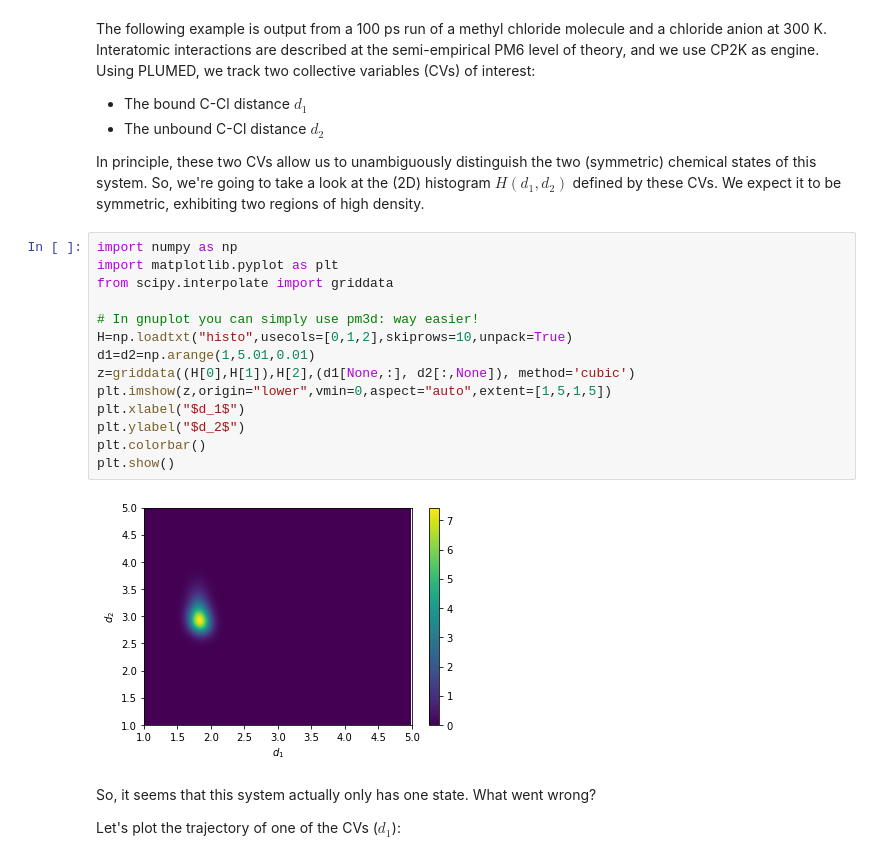
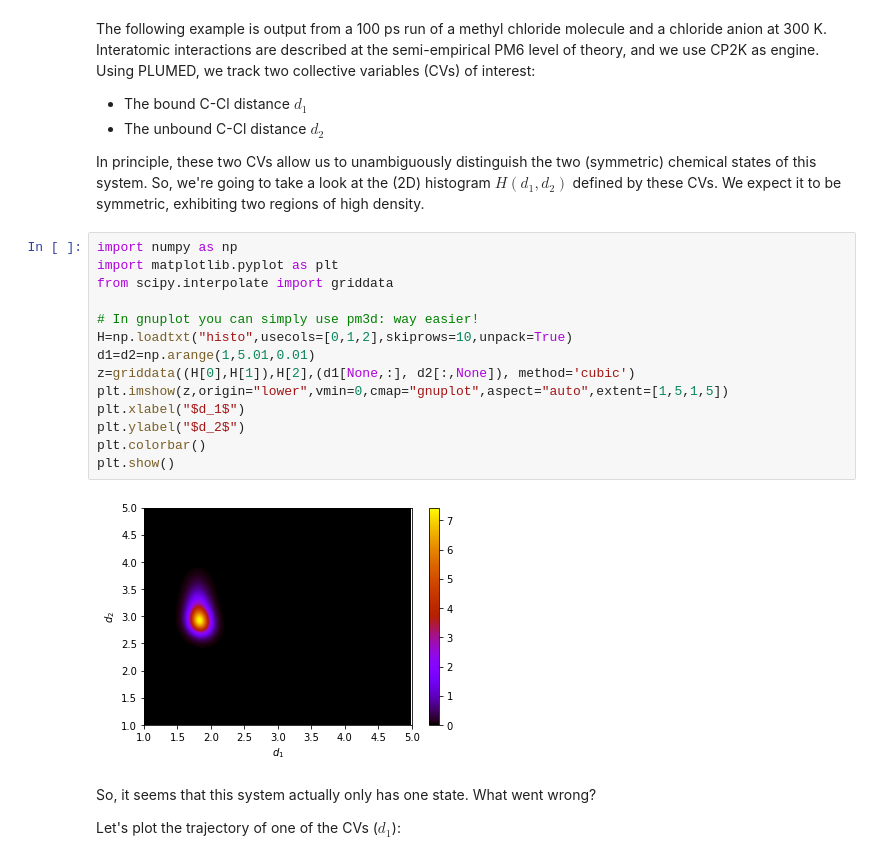
Before and after one commit to kbal/winterschool2021, a Jupyter notebook: example1/analysis.ipynb, the cells around one changed output. Drawn from its saved outputs; the diff is of its cells as text.

```diff
--- a/example1/analysis.ipynb
+++ b/example1/analysis.ipynb
@@ -7,19 +7,19 @@ In principle, these two CVs allow us to unambiguously distinguish the two (symme
 # %%
 import numpy as np
 import matplotlib.pyplot as plt
 from scipy.interpolate import griddata
 
 # In gnuplot you can simply use pm3d: way easier!
 H=np.loadtxt("histo",usecols=[0,1,2],skiprows=10,unpack=True)
 d1=d2=np.arange(1,5.01,0.01)
 z=griddata((H[0],H[1]),H[2],(d1[None,:], d2[:,None]), method='cubic')
-plt.imshow(z,origin="lower",vmin=0,aspect="auto",extent=[1,5,1,5])
+plt.imshow(z,origin="lower",vmin=0,cmap="gnuplot",aspect="auto",extent=[1,5,1,5])
 plt.xlabel("$d_1$")
 plt.ylabel("$d_2$")
 plt.colorbar()
 plt.show()
 # %% [output]
-[figure, old version]
+[figure, new version]
 # %% [markdown]
 So, it seems that this system actually only has one state. What went wrong?
 
```
Also changed, not shown: 9 other files.
